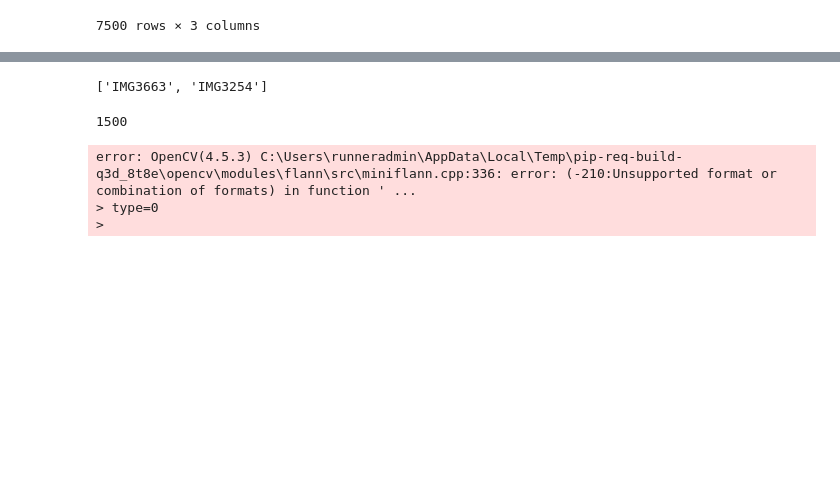
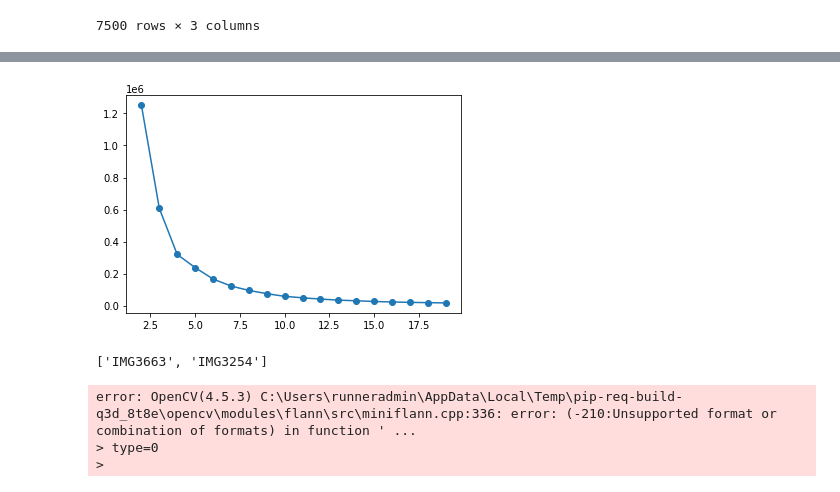
Before and after one commit to echoid/Fine-grained-localisation, a Jupyter notebook: sift.ipynb, the cells around one changed output, grey strips where cells are left out. Cells and saved outputs as stored; diff of their text form; code cells hidden in the pictures; blank space fills up the shorter version.

```diff
--- a/sift.ipynb
+++ b/sift.ipynb
@@ -72,11 +89,12 @@ for i,j in grouped_label:
+# %%
+plt.plot(range(2,20),sse,"-o")
+plt.show()
+# %% [output]
+[figure, added]
 # %%
 ["IMG3663","IMG3254"]
 # %% [output]
 ['IMG3663', 'IMG3254']
-# %%
-len(set(train_cluster))
-# %% [output]
-1500
 # %%
 sift = cv2.SIFT_create()
 # %%
```
Also changed, not shown: parts of 4 cells of this notebook.
